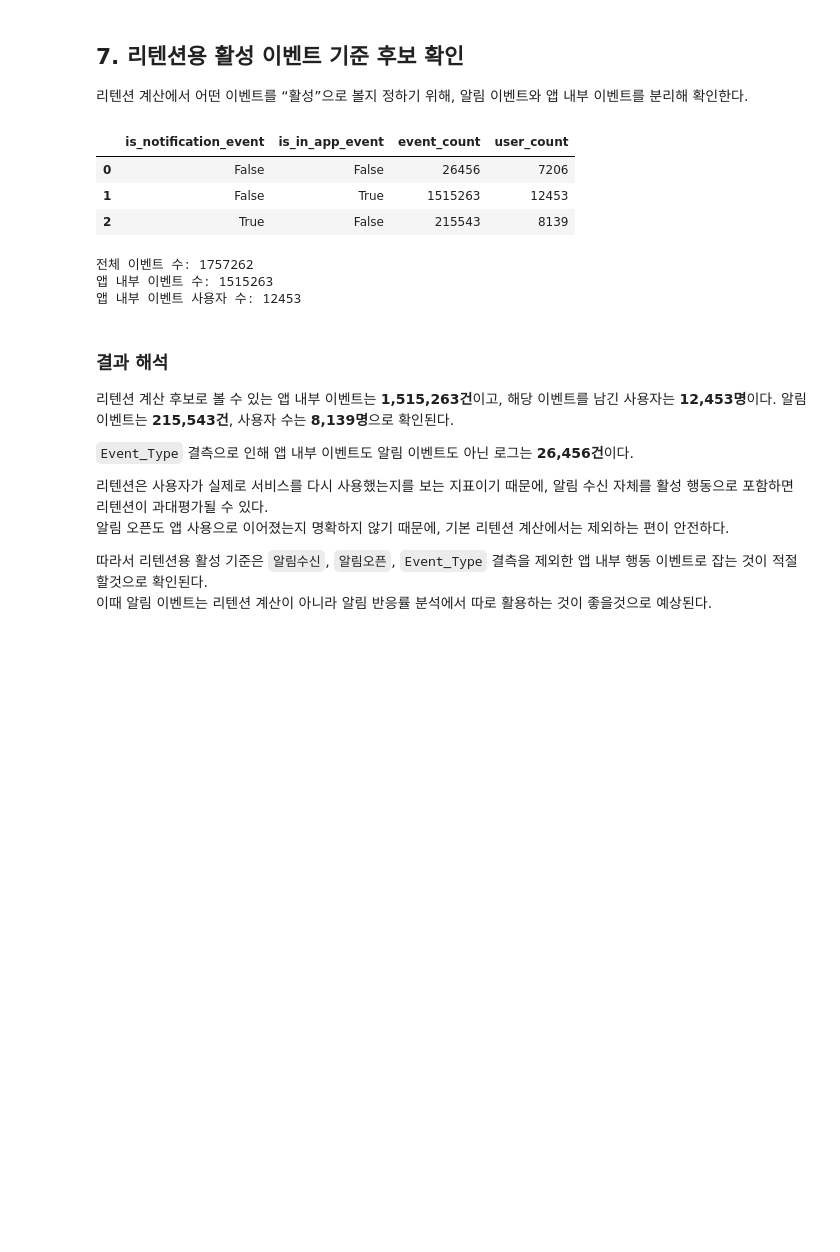
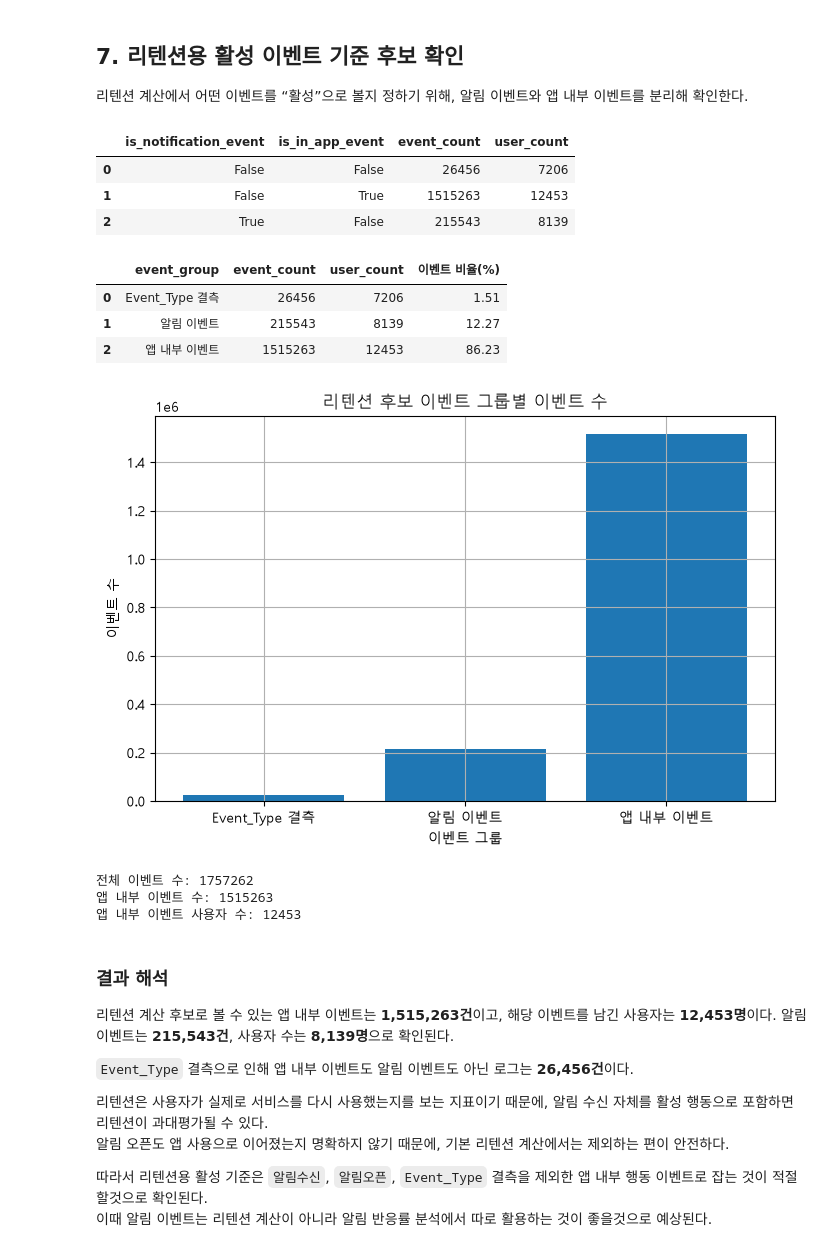
Before and after one commit to leegolem/Anti-Churn-Committee, a Jupyter notebook: notebooks/juseong/eda.ipynb, the cells around one changed output. Cells and saved outputs as stored; diff of their text form; code cells hidden in the pictures; blank space fills up the shorter version.

```diff
--- a/notebooks/juseong/eda.ipynb
+++ b/notebooks/juseong/eda.ipynb
@@ -723,33 +826,92 @@ display(notification_type_check)
 # %%
 # ============================================================
 # 7. 리텐션용 활성 이벤트 기준 후보 확인
 # ============================================================
 
-# 알림 이벤트 여부와 앱 내부 이벤트 여부별로 이벤트 수, 사용자 수 확인
 active_event_summary = (
     event_log_eda
     .groupby(["is_notification_event", "is_in_app_event"], dropna=False)
     .agg(
         event_count=("User_ID", "size"),
         user_count=("User_ID", "nunique")
     )
     .reset_index()
 )
 
 display(active_event_summary)
 
+
+# ============================================================
+# 이벤트 그룹 생성
+# ============================================================
+
+active_group_data = event_log_eda.copy()
+
+conditions = [
+    active_group_data["is_in_app_event"],
+    active_group_data["is_notification_event"],
+    active_group_data["Event_Type"].isnull()
+]
+
+choices = [
+    "앱 내부 이벤트",
+    "알림 이벤트",
+    "Event_Type 결측"
+]
+
+active_group_data["event_group"] = np.select(
+    conditions,
+    choices,
+    default="기타"
+)
+
+active_group_summary = (
+    active_group_data
+    .groupby("event_group")
+    .agg(
+        event_count=("User_ID", "size"),
+        user_count=("User_ID", "nunique")
+    )
+    .reset_index()
+)
+
+active_group_summary["이벤트 비율(%)"] = (
+    active_group_summary["event_count"] /
+    len(active_group_data) * 100
+).round(2)
+
+display(active_group_summary)
+
+
+# ============================================================
+# 리텐션 후보 이벤트 그룹 그래프
+# ============================================================
+
+plt.figure(figsize=(8, 5))
+plt.bar(active_group_summary["event_group"], active_group_summary["event_count"])
+plt.title("리텐션 후보 이벤트 그룹별 이벤트 수")
+plt.xlabel("이벤트 그룹")
+plt.ylabel("이벤트 수")
+plt.grid(True)
+plt.show()
+
+
 # 리텐션 계산 후보 데이터
-# 알림 이벤트를 제외하고 앱 내부 이벤트만 남김
 active_log = event_log_eda[event_log_eda["is_in_app_event"]].copy()
 
 print("전체 이벤트 수:", len(event_log_eda))
 print("앱 내부 이벤트 수:", len(active_log))
 print("앱 내부 이벤트 사용자 수:", active_log["User_ID"].nunique())
 # %% [output]
 |  | is_notification_event | is_in_app_event | event_count | user_count |
 | 0 | False | False | 26456 | 7206 |
 | 1 | False | True | 1515263 | 12453 |
 | 2 | True | False | 215543 | 8139 |
+|  | event_group | event_count | user_count | 이벤트 비율(%) |
+| 0 | Event_Type 결측 | 26456 | 7206 | 1.51 |
+| 1 | 알림 이벤트 | 215543 | 8139 | 12.27 |
+| 2 | 앱 내부 이벤트 | 1515263 | 12453 | 86.23 |
+[figure, added]
 전체 이벤트 수: 1757262
 앱 내부 이벤트 수: 1515263
 앱 내부 이벤트 사용자 수: 12453
```
Also changed, not shown: parts of 9 cells of this notebook, 3 other files.
